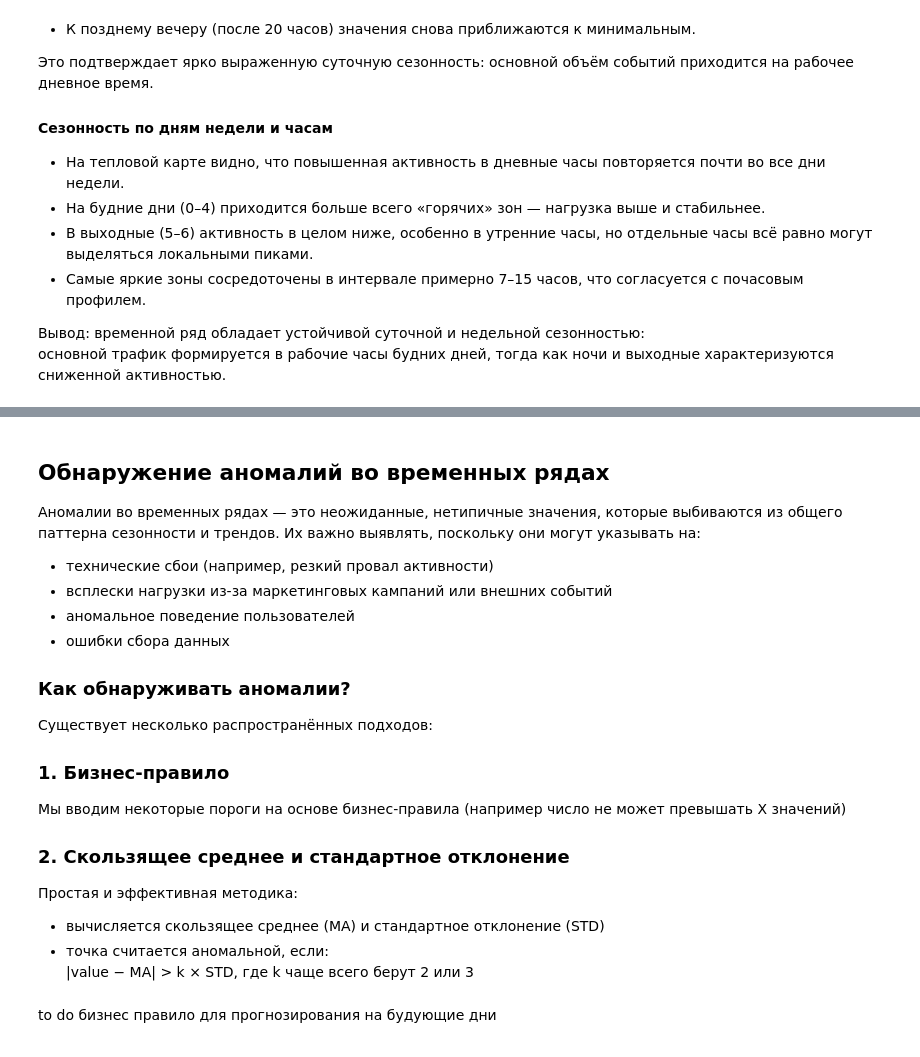
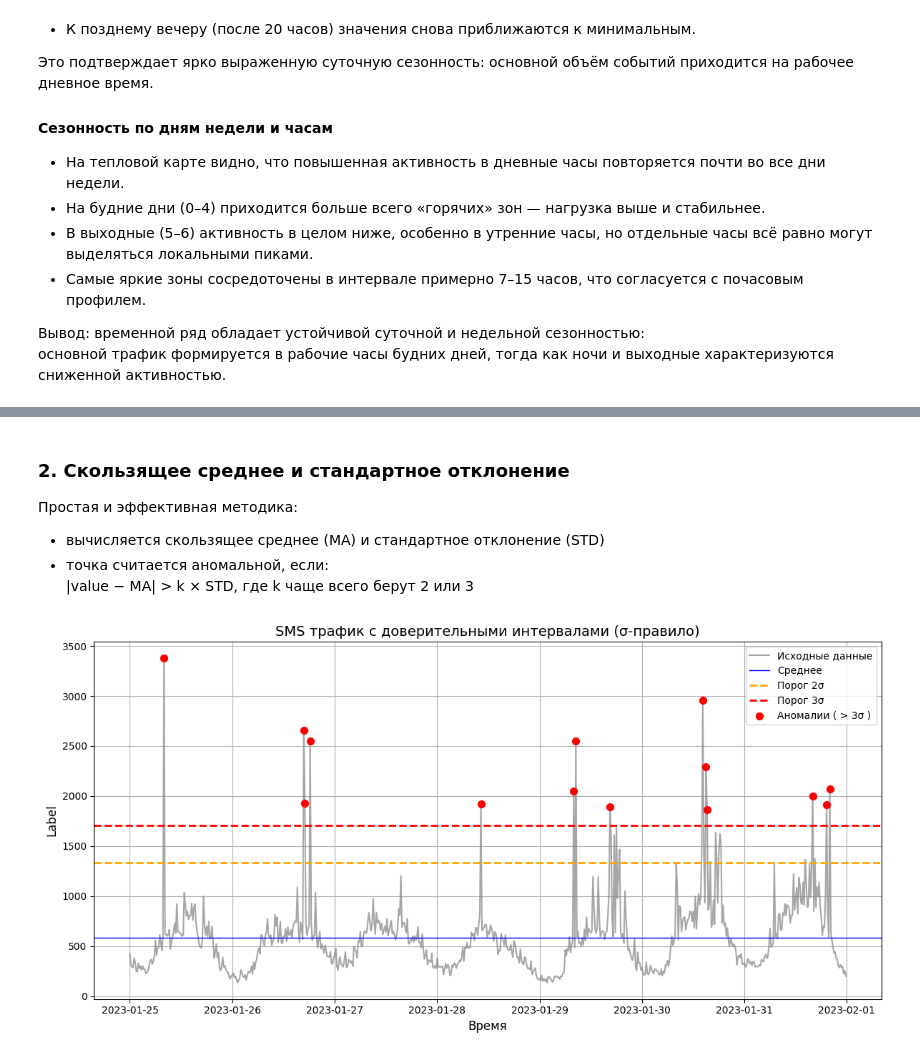
Before and after one commit to kostya9705/Portfolio, a Jupyter notebook: TelecomSMSAnalysis/analysis.ipynb, the cells around one changed output, grey strips where cells are left out. Saved outputs shown, nothing was run; the diff lists cells and outputs as text; code cells hidden in the pictures.

```diff
--- a/TelecomSMSAnalysis/analysis.ipynb
+++ b/TelecomSMSAnalysis/analysis.ipynb
@@ -316,25 +433,60 @@ plt.show()
 # %% [markdown]
-## Обнаружение аномалий во временных рядах
-
-Аномалии во временных рядах — это неожиданные, нетипичные значения, которые выбиваются из общего паттерна сезонности и трендов. Их важно выявлять, поскольку они могут указывать на:
-
-- технические сбои (например, резкий провал активности)
-- всплески нагрузки из-за маркетинговых кампаний или внешних событий
-- аномальное поведение пользователей
-- ошибки сбора данных
-
-### Как обнаруживать аномалии?
-
-Существует несколько распространённых подходов:
-
-### 1. Бизнес-правило
-Мы вводим некоторые пороги на основе бизнес-правила (например число  не может превышать Х значений)
-
 ### 2. Скользящее среднее и стандартное отклонение
 Простая и эффективная методика:
 
 - вычисляется скользящее среднее (MA) и стандартное отклонение (STD)
 - точка считается аномальной, если:
   |value − MA| > k × STD, где k чаще всего берут 2 или 3
-# %% [markdown]
-to do бизнес правило для прогнозирования на будующие дни
+# %%
+values = data_fill['label']
+
+# расчёт статистик
+mu = values.mean()
+sigma = values.std()
+
+# порог по 2σ и 3σ
+threshold_2sigma = mu + 2 * sigma
+threshold_3sigma = mu + 3 * sigma
+
+# аномалии: выход за 3σ
+anomalies = data_fill[values > threshold_3sigma]
+
+plt.figure(figsize=(12, 6))
+
+# основной ряд
+plt.plot(
+    data_fill.index,
+    values,
+    label='Исходные данные',
+    color='gray',
+    alpha=0.7
+)
+
+# линия среднего
+plt.axhline(mu, color='blue', linestyle='-', linewidth=1, label='Среднее')
+
+# 2σ доверительный интервал
+plt.axhline(threshold_2sigma, color='orange', linestyle='--', linewidth=2, label='Порог 2σ')
+
+# 3σ доверительный интервал
+plt.axhline(threshold_3sigma, color='red', linestyle='--', linewidth=2, label='Порог 3σ')
+
+# аномалии (выход за 3σ)
+plt.scatter(
+    anomalies.index,
+    anomalies['label'],
+    s=50,
+    color='red',
+    label='Аномалии ( > 3σ )',
+    zorder=5
+)
+
+plt.title('SMS трафик с доверительными интервалами (σ-правило)', fontsize=14)
+plt.xlabel('Время', fontsize=12)
+plt.ylabel('Label', fontsize=12)
+plt.legend()
+plt.grid(True)
+plt.tight_layout()
+plt.show()
+# %% [output]
+[figure, added]
```
Also changed, not shown: parts of 17 cells of this notebook.
